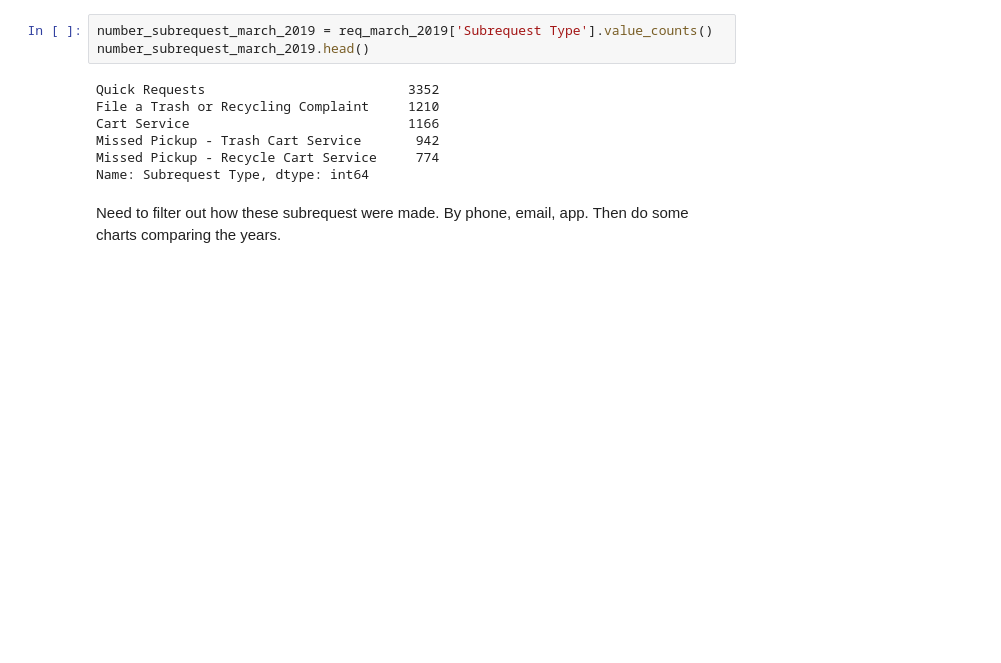
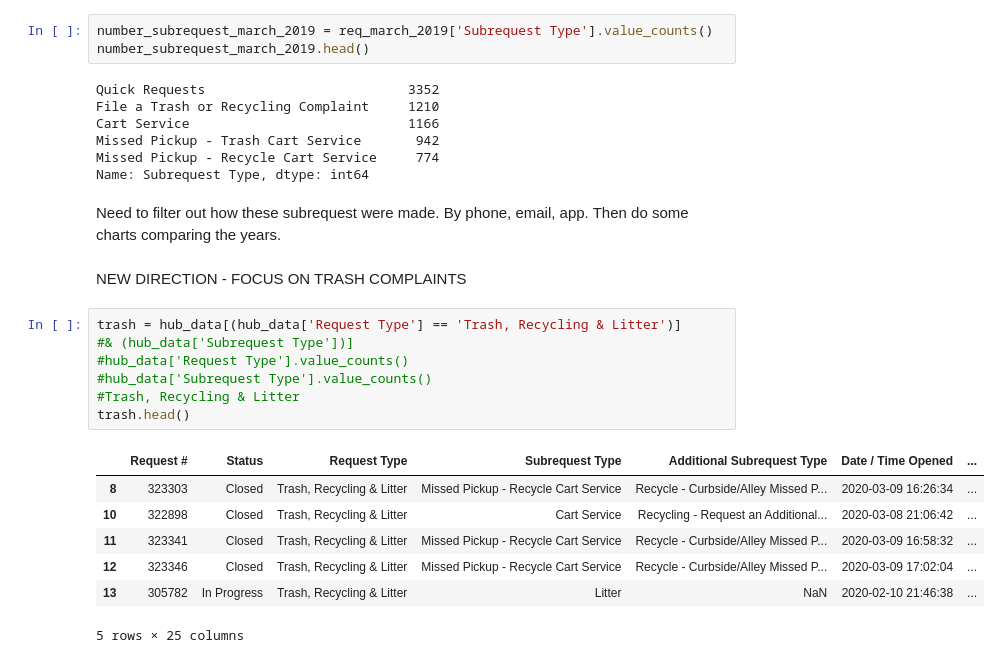
Before and after one commit to bensdata/hubnashville-bobcat, a Jupyter notebook: notebook/HUB_311_Requests.ipynb, the cells around one changed output. Saved outputs shown, nothing was run; the diff lists cells and outputs as text; blank space fills up the shorter version.

```diff
--- a/notebook/HUB_311_Requests.ipynb
+++ b/notebook/HUB_311_Requests.ipynb
@@ -246,3 +217,20 @@ Missed Pickup - Recycle Cart Service     774
 Name: Subrequest Type, dtype: int64
 # %% [markdown]
 Need to filter out how these subrequest were made. By phone, email, app. Then do some charts comparing the years.
+# %% [markdown]
+NEW DIRECTION - FOCUS ON TRASH COMPLAINTS
+# %%
+trash = hub_data[(hub_data['Request Type'] == 'Trash, Recycling & Litter')]
+#& (hub_data['Subrequest Type'])]
+#hub_data['Request Type'].value_counts()
+#hub_data['Subrequest Type'].value_counts()
+#Trash, Recycling & Litter
+trash.head()
+# %% [output]
+|  | Request # | Status | Request Type | Subrequest Type | Additional Subrequest Type | Date / Time Opened | ... |
+| 8 | 323303 | Closed | Trash, Recycling & Litter | Missed Pickup - Recycle Cart Service | Recycle - Curbside/Alley Missed P... | 2020-03-09 16:26:34 | ... |
+| 10 | 322898 | Closed | Trash, Recycling & Litter | Cart Service | Recycling - Request an Additional... | 2020-03-08 21:06:42 | ... |
+| 11 | 323341 | Closed | Trash, Recycling & Litter | Missed Pickup - Recycle Cart Service | Recycle - Curbside/Alley Missed P... | 2020-03-09 16:58:32 | ... |
+| 12 | 323346 | Closed | Trash, Recycling & Litter | Missed Pickup - Recycle Cart Service | Recycle - Curbside/Alley Missed P... | 2020-03-09 17:02:04 | ... |
+| 13 | 305782 | In Progress | Trash, Recycling & Litter | Litter | NaN | 2020-02-10 21:46:38 | ... |
+5 rows × 25 columns
```
Also changed, not shown: parts of 13 cells of this notebook, 1 other file.
